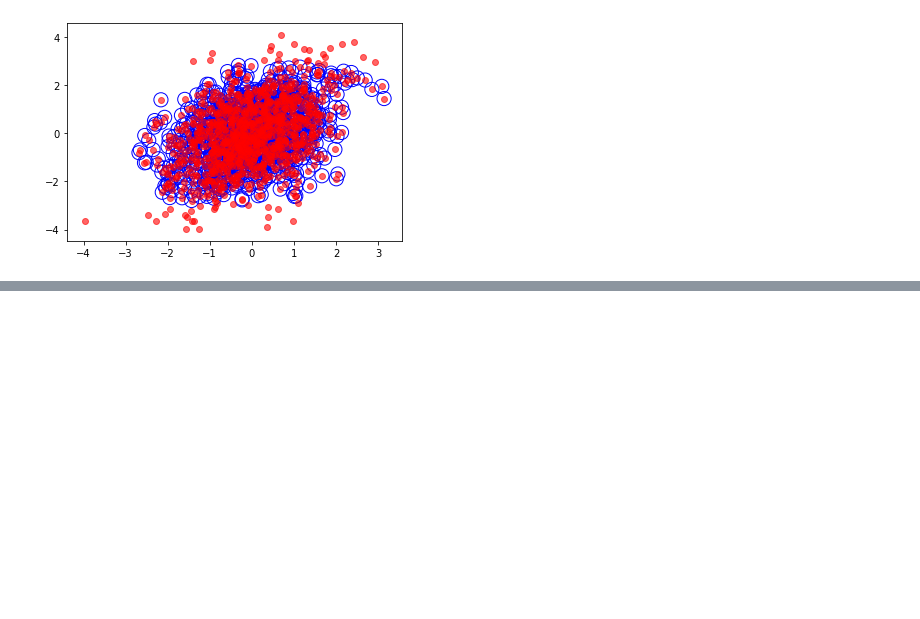
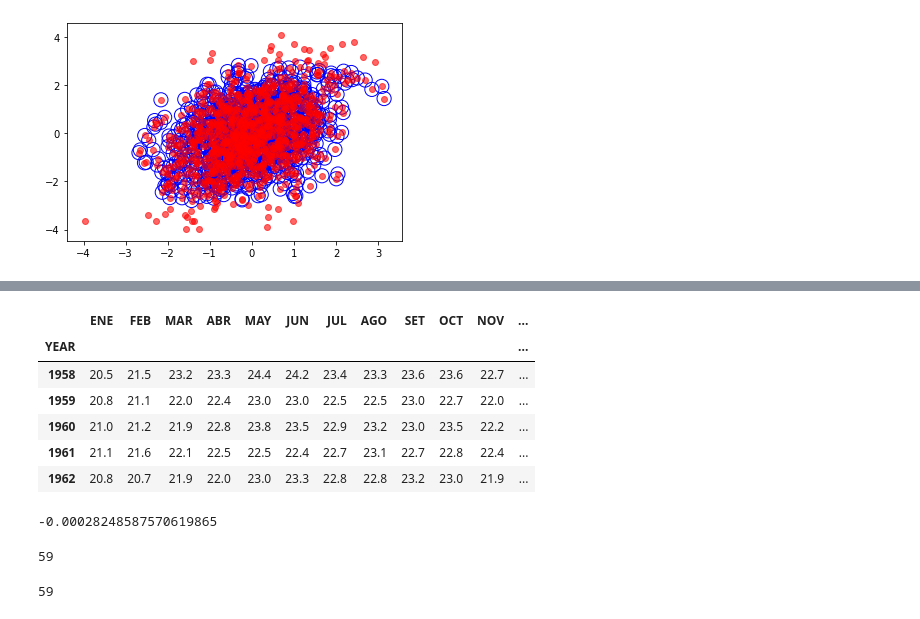
Before and after one commit to santiagocasas/notebooks, a Jupyter notebook: Santi/Answers.ipynb, the cells around one changed output, grey strips where cells are left out. Saved outputs shown, nothing was run; the diff lists cells and outputs as text; code cells hidden in the pictures; blank space fills up the shorter version.

```diff
--- a/Santi/Answers.ipynb
+++ b/Santi/Answers.ipynb
@@ -137,0 +160,12 @@ plt.scatter(X[:, 0], X[:, 1], color='red', alpha=0.6);
+# %%
+#Remove the 'N' column
+cr_temp = cr_temp.drop(columns='N')
+cr_temp.head()
+# %% [output]
+|  | ENE | FEB | MAR | ABR | MAY | JUN | JUL | AGO | SET | OCT | NOV | ... |
+| YEAR |  |  |  |  |  |  |  |  |  |  |  | ... |
+| 1958 | 20.5 | 21.5 | 23.2 | 23.3 | 24.4 | 24.2 | 23.4 | 23.3 | 23.6 | 23.6 | 22.7 | ... |
+| 1959 | 20.8 | 21.1 | 22.0 | 22.4 | 23.0 | 23.0 | 22.5 | 22.5 | 23.0 | 22.7 | 22.0 | ... |
+| 1960 | 21.0 | 21.2 | 21.9 | 22.8 | 23.8 | 23.5 | 22.9 | 23.2 | 23.0 | 23.5 | 22.2 | ... |
+| 1961 | 21.1 | 21.6 | 22.1 | 22.5 | 22.5 | 22.4 | 22.7 | 23.1 | 22.7 | 22.8 | 22.4 | ... |
+| 1962 | 20.8 | 20.7 | 21.9 | 22.0 | 23.0 | 23.3 | 22.8 | 22.8 | 23.2 | 23.0 | 21.9 | ... |
@@ -137,0 +177,5 @@ plt.scatter(X[:, 0], X[:, 1], color='red', alpha=0.6);
+# %%
+# Check if the two mean columns agree.
+np.mean(my_mean - cr_temp.AVERAGE)
+# %% [output]
+-0.00028248587570619865
@@ -137,0 +184,9 @@ plt.scatter(X[:, 0], X[:, 1], color='red', alpha=0.6);
+# %%
+years
+
+print(years.size)
+
+cr_temp.index.size
+# %% [output]
+59
+59
```
Also changed, not shown: parts of 13 cells of this notebook, 4 other files.
